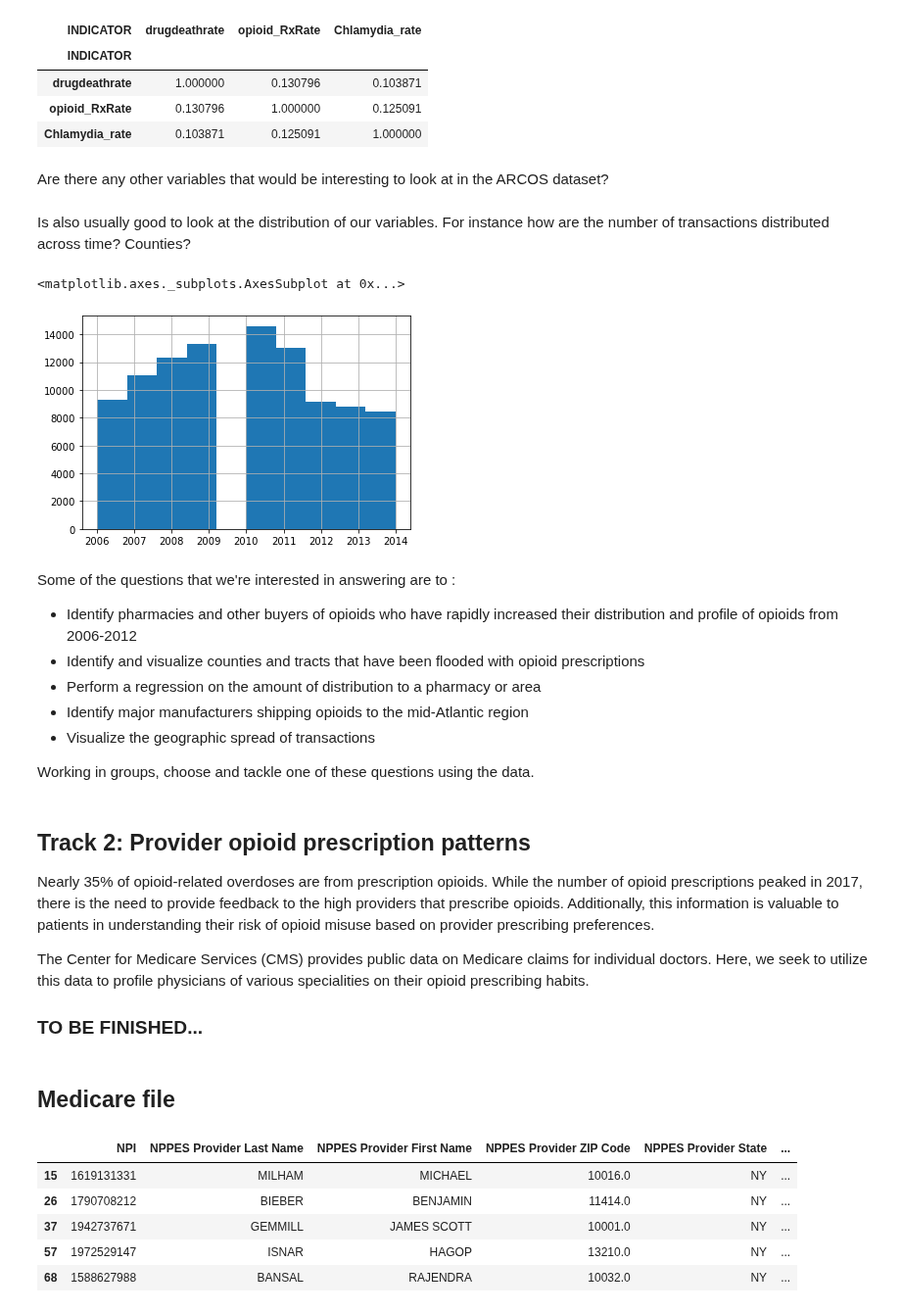
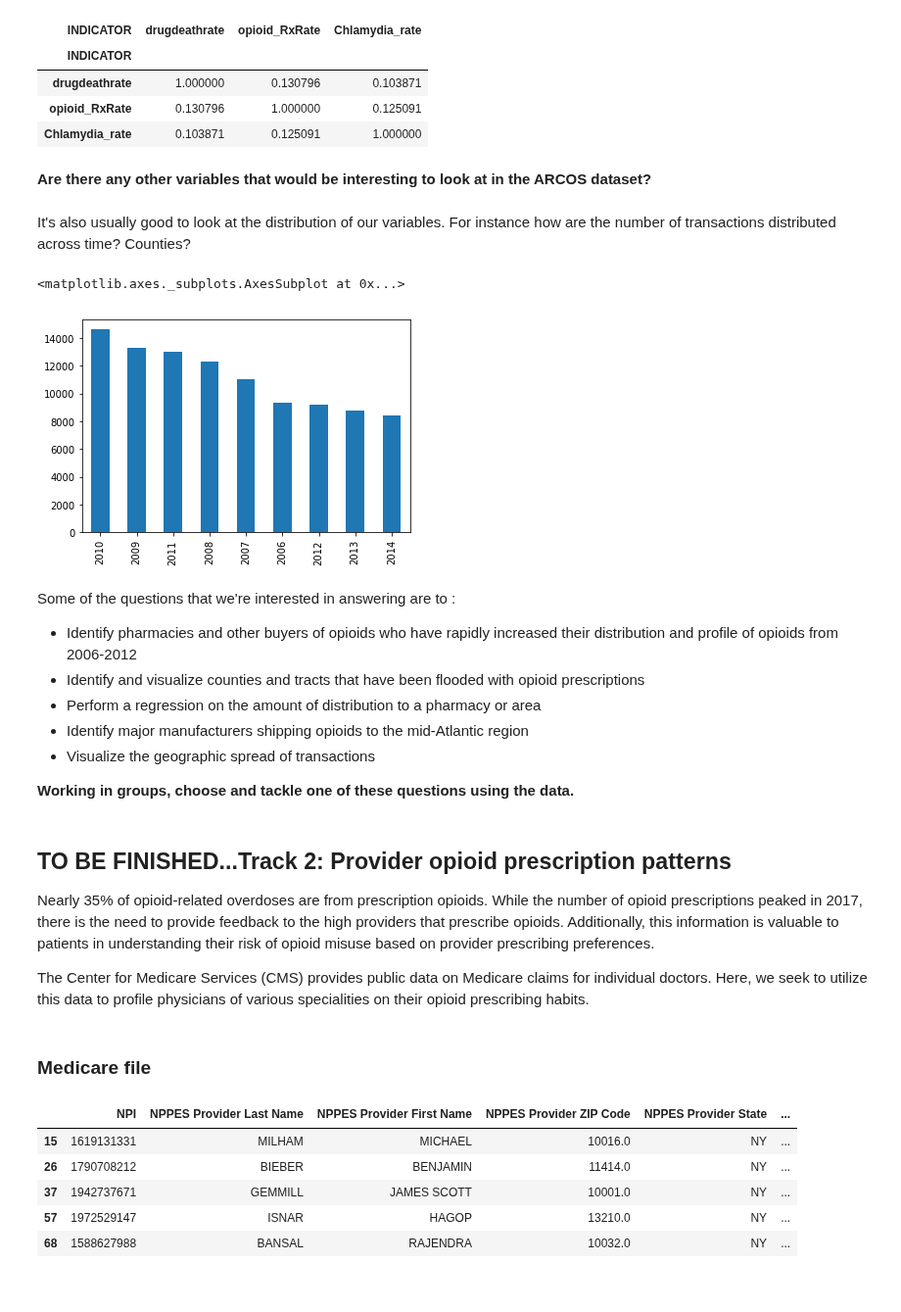
Before and after one commit to jessicambs/hacknights, a Jupyter notebook: opioid-analytics/01_opioid-distribution-prescription-patterns.ipynb, the cells around one changed output. Shown at 98% size. Drawn from its saved outputs; the diff is of its cells as text; code cells hidden in the pictures.

```diff
--- a/opioid-analytics/01_opioid-distribution-prescription-patterns.ipynb
+++ b/opioid-analytics/01_opioid-distribution-prescription-patterns.ipynb
@@ -78,7 +82,9 @@ import pandas as pd
 # %%
 chunksize = 100000
-for chunk in (pd.read_csv('data/arcos-ny-statewide-itemized.csv', chunksize=chunksize)):
-    display(chunk)
+#for chunk in (pd.read_csv('data/arcos-ny-statewide-itemized.csv', chunksize=chunksize)):
+for chunk in (pd.read_csv('data/opioid_data/arcos-ny-statewide-itemized_sample.csv', chunksize=chunksize)):
+    print(chunk.shape)
+    display(chunk.head())
     print(chunk.columns)
     break
 # %% [output]
@@ -112,7 +113,8 @@ Index(['REPORTER_DEA_NO', 'REPORTER_BUS_ACT', 'REPORTER_NAME',
 
 The data dictionary can be found [here](https://opioid.amfar.org/download/?content=datadict)
 # %%
-opioid_rates = pd.read_csv('data/OpioidDB/countydata.csv')
+#opioid_rates = pd.read_csv('data/OpioidDB/countydata.csv')
+opioid_rates = pd.read_csv('data/opioid_data/amfAR-countydata.csv')
 opioid_rates.head()
 # %% [output]
 |  | STATEFP | COUNTYFP | YEAR | INDICATOR | VALUE | COUNTY | STATE | STATEABBREVIATION |
@@ -216,16 +209,16 @@ display(health_metrics[['drugdeathrate', 'opioid_RxRate', 'Chlamydia_rate']].cor
 | opioid_RxRate | 0.130796 | 1.000000 | 0.125091 |
 | Chlamydia_rate | 0.103871 | 0.125091 | 1.000000 |
 # %% [markdown]
-Are there any other variables that would be interesting to look at in the ARCOS dataset?
+**Are there any other variables that would be interesting to look at in the ARCOS dataset?**
 # %% [markdown]
-Is also usually good to look at the distribution of our variables. For instance how are the number of transactions distributed across time? Counties?
+It's also usually good to look at the distribution of our variables. For instance how are the number of transactions distributed across time? Counties?
 # %%
 # Distribution of transactions across time
 
-arcos['TRANSACTION_YEAR'].hist()
+arcos['TRANSACTION_YEAR'].value_counts().plot.bar()
 # %% [output]
 <matplotlib.axes._subplots.AxesSubplot at 0x...>
-[figure, old version]
+[figure, new version]
 # %% [markdown]
 Some of the questions that we're interested in answering are to :
 - Identify pharmacies and other buyers of opioids who have rapidly increased their distribution and profile of opioids from 2006-2012
@@ -234,4 +227,4 @@ Some of the questions that we're interested in answering are to :
 - Identify major manufacturers shipping opioids to the mid-Atlantic region
 - Visualize the geographic spread of transactions
 
-Working in groups, choose and tackle one of these questions using the data.
+**Working in groups, choose and tackle one of these questions using the data.**
@@ -240,12 +231,9 @@ Working in groups, choose and tackle one of these questions using the data.
 # %% [markdown]
-## Track 2: Provider opioid prescription patterns
+## TO BE FINISHED...Track 2: Provider opioid prescription patterns
 
 Nearly 35% of opioid-related overdoses are from prescription opioids. While the number of opioid prescriptions peaked in 2017, there is the need to provide feedback to the high providers that prescribe opioids. Additionally, this information is valuable to patients in understanding their risk of opioid misuse based on provider prescribing preferences.
 
 The Center for Medicare Services (CMS) provides public data on Medicare claims for individual doctors. Here, we seek to utilize this data to profile physicians of various specialities on their opioid prescribing habits.
-
-
-### TO BE FINISHED...
 # %% [markdown]
-## Medicare file
+### Medicare file
 # %%
```
Also changed, not shown: parts of 18 cells of this notebook.
